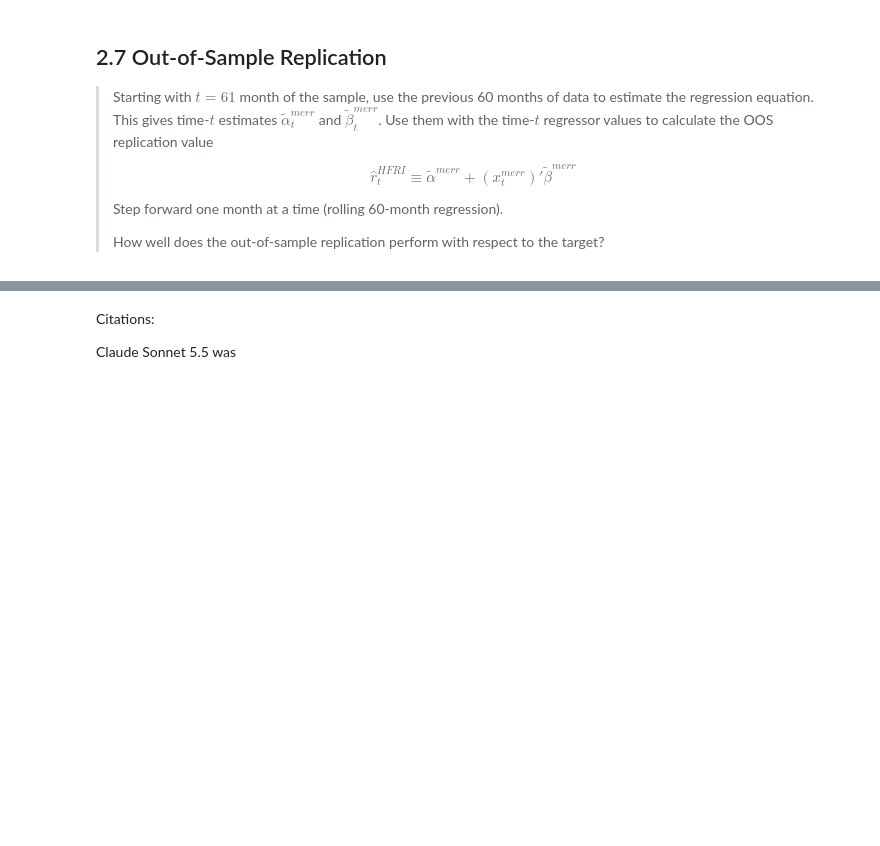
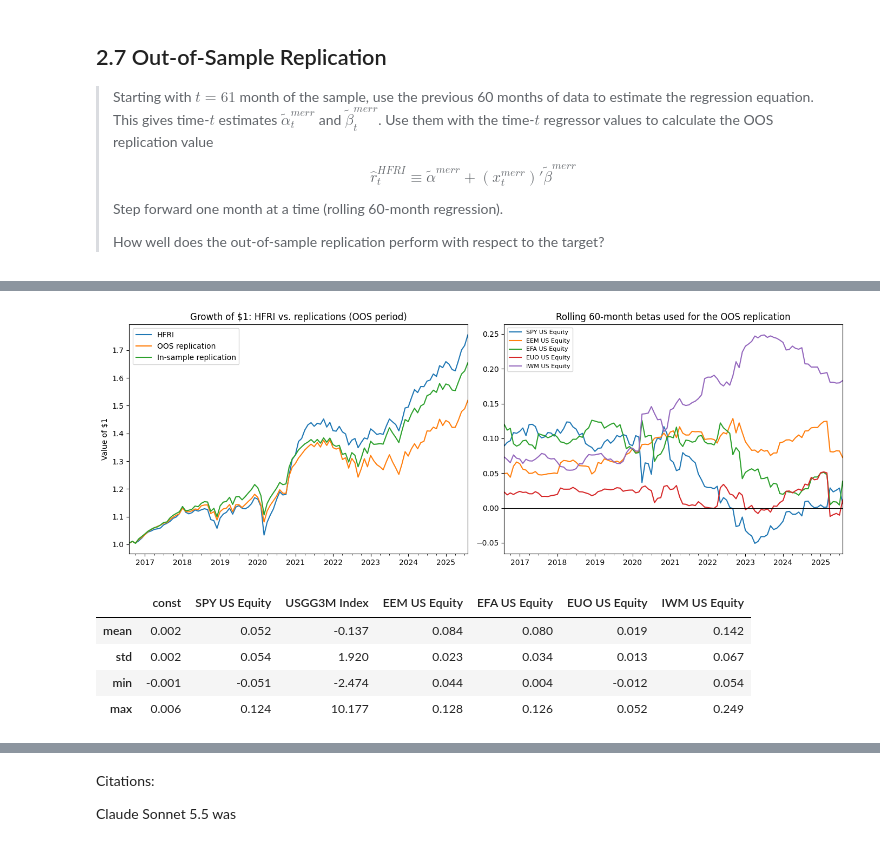
Before and after one commit to Brendon-Wang/finm-36700portfolio, a Jupyter notebook: hw2_proshares_replication/proshares_replication.ipynb, the cells around one changed output, grey strips where cells are left out. Drawn from its saved outputs; the diff is of its cells as text; code cells hidden in the pictures; blank space fills up the shorter version.

Commit message:
HW2: expand 2.4-2.6 answers, complete 2.7 rolling OOS replication

```diff
--- a/hw2_proshares_replication/proshares_replication.ipynb
+++ b/hw2_proshares_replication/proshares_replication.ipynb
@@ -369,0 +527,24 @@ Tracking error (annualized): 0.023319705890296756
+# %%
+fig, axes = plt.subplots(1, 2, figsize=(14, 5))
+
+(1 + pd.concat([target, oos_rep, is_rep], axis=1)).cumprod().plot(ax=axes[0])
+axes[0].set_title('Growth of $1: HFRI vs. replications (OOS period)')
+axes[0].set_ylabel('Value of $1')
+
+# T-bill beta omitted from the plot: nearly collinear with the constant, so it swings wildly (see table below)
+roll_params[[c for c in factor_cols if c != 'USGG3M Index']].plot(ax=axes[1])
+axes[1].axhline(0, color='k', lw=0.8)
+axes[1].set_title('Rolling 60-month betas used for the OOS replication')
+axes[1].legend(fontsize=8)
+
+plt.tight_layout()
+plt.show()
+
+roll_params.describe().loc[['mean', 'std', 'min', 'max']].style.format('{:.3f}')
+# %% [output]
+[figure, added]
+|  | const | SPY US Equity | USGG3M Index | EEM US Equity | EFA US Equity | EUO US Equity | IWM US Equity |
+| mean | 0.002 | 0.052 | -0.137 | 0.084 | 0.080 | 0.019 | 0.142 |
+| std | 0.002 | 0.054 | 1.920 | 0.023 | 0.034 | 0.013 | 0.067 |
+| min | -0.001 | -0.051 | -2.474 | 0.044 | 0.004 | -0.012 | 0.054 |
+| max | 0.006 | 0.124 | 10.177 | 0.128 | 0.126 | 0.052 | 0.249 |
```
Also changed, not shown: parts of 21 cells of this notebook, 1 other file.
